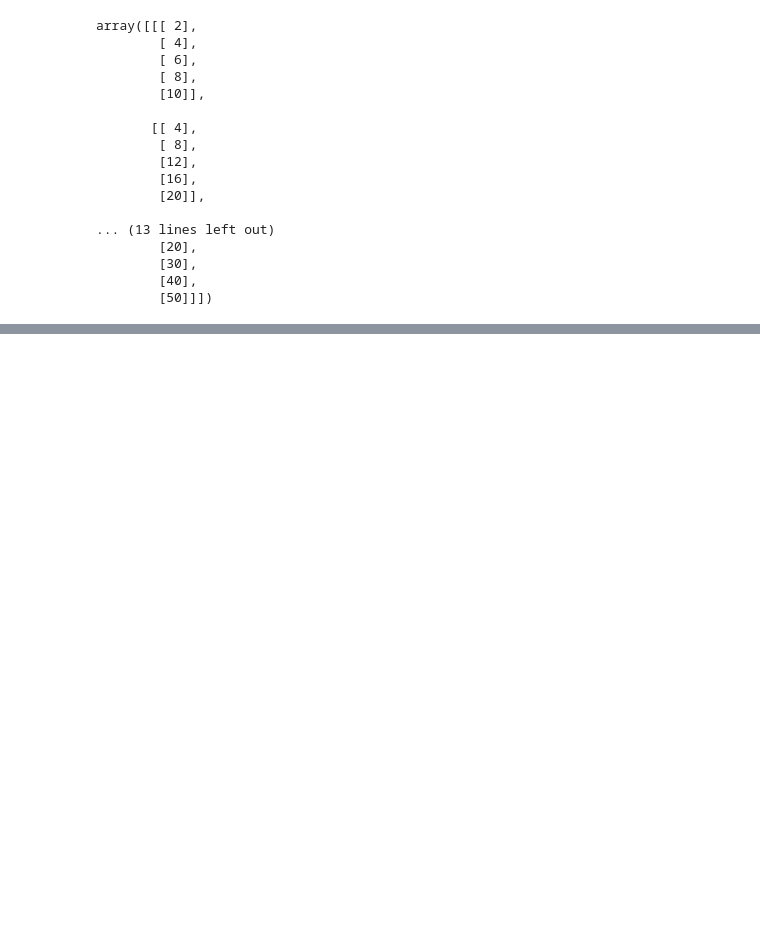
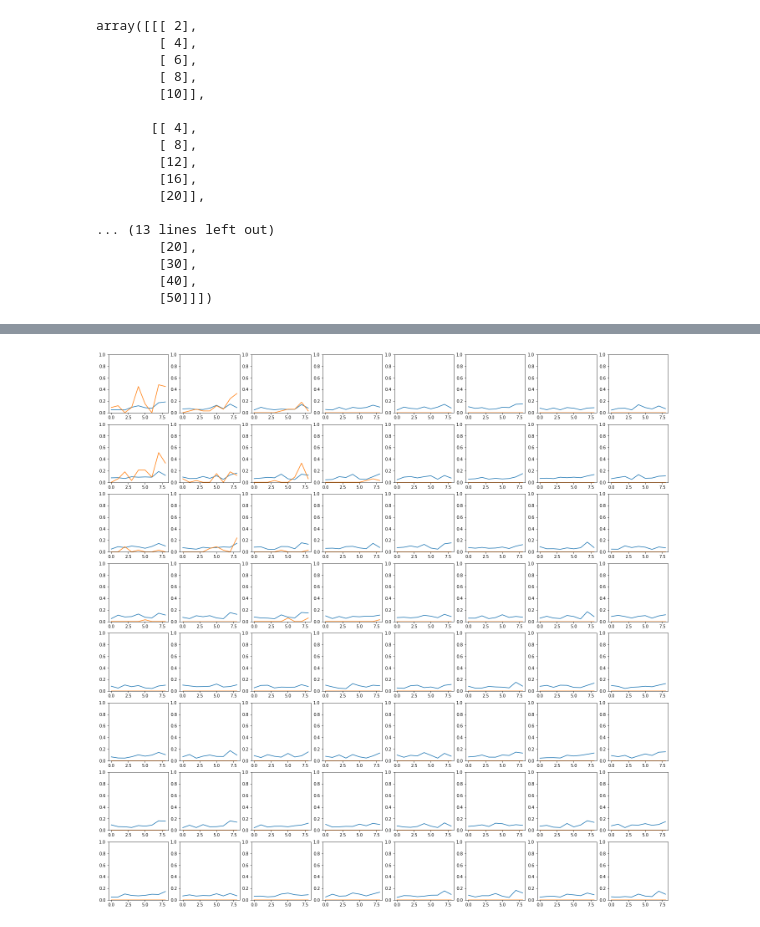
Before and after one commit to kbpositive/machine-learning, a Jupyter notebook: RubiksCube/cube.ipynb, the cells around one changed output, grey strips where cells are left out. Cells and saved outputs as stored; diff of their text form; code cells hidden in the pictures; blank space fills up the shorter version.

```diff
--- a/RubiksCube/cube.ipynb
+++ b/RubiksCube/cube.ipynb
@@ -266,0 +244,29 @@ for index in range(8):
+# %%
+
+for _ in range(1):
+    # get samples/targets
+    targets = torch.mean(torch.stack([samples(states,2) for _ in range(30)]),0)
+    x = states
+    y = targets
+
+    # training loop
+    for _ in range(10):
+        optimizer.zero_grad()
+
+        # feed forward
+        pred = torch.sigmoid(x @ weights + biases)
+
+        # backprop
+        loss = pred - y * torch.log(pred)
+        loss.backward(gradient=loss)
+        optimizer.step()
+
+fig, axs = plt.subplots(8,8, figsize=(3*8, 3*8))
+count = 0
+for index in range(8):
+    for index2 in range(8):
+        axs[index][index2].set_ylim(0,1)
+        axs[index][index2].plot(np.array([torch.sigmoid(states @ weights + biases)[count].detach().numpy(),y[count].detach().numpy()]).T)
+        count += 1
+# %% [output]
+[figure, added]
```
Also changed, not shown: parts of 4 cells of this notebook.
